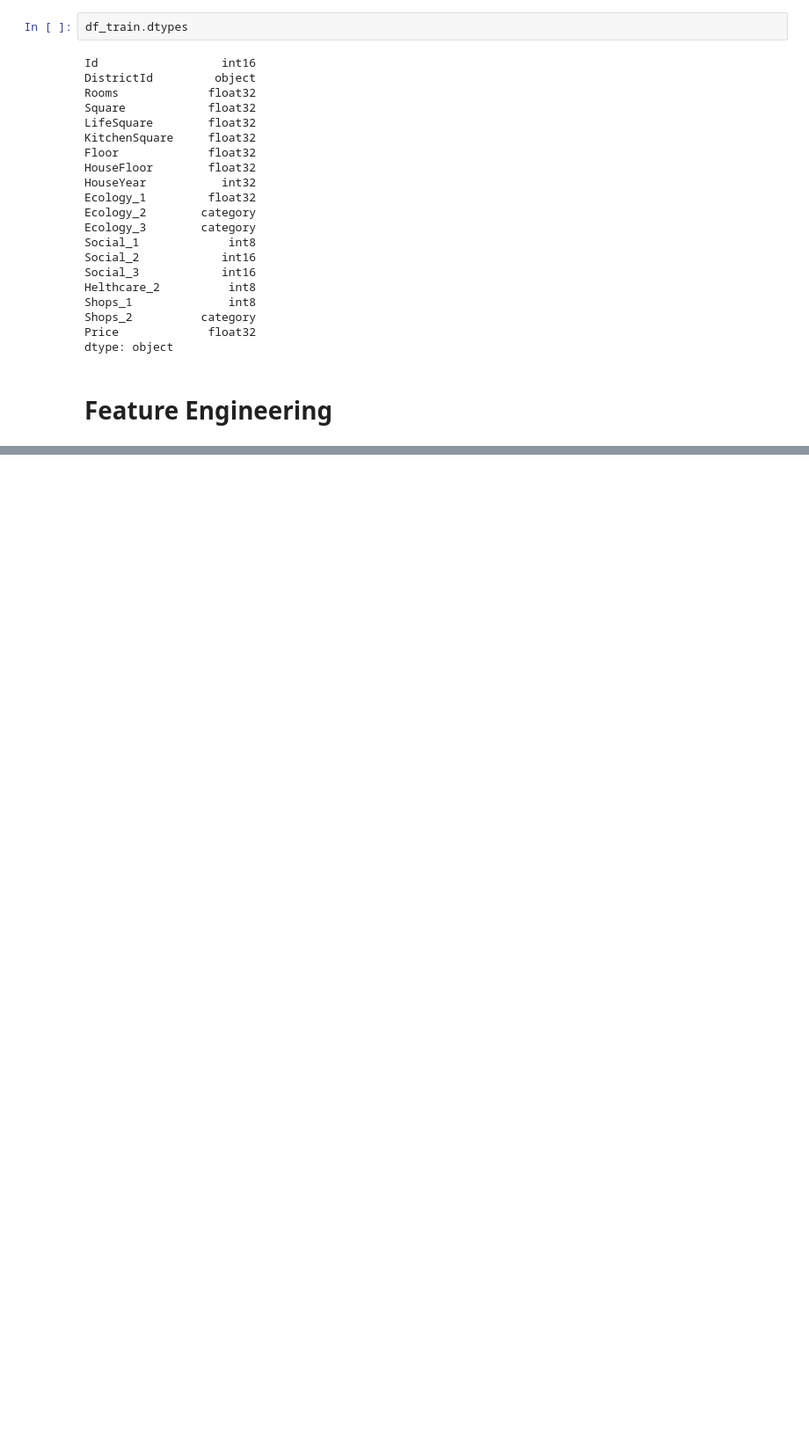
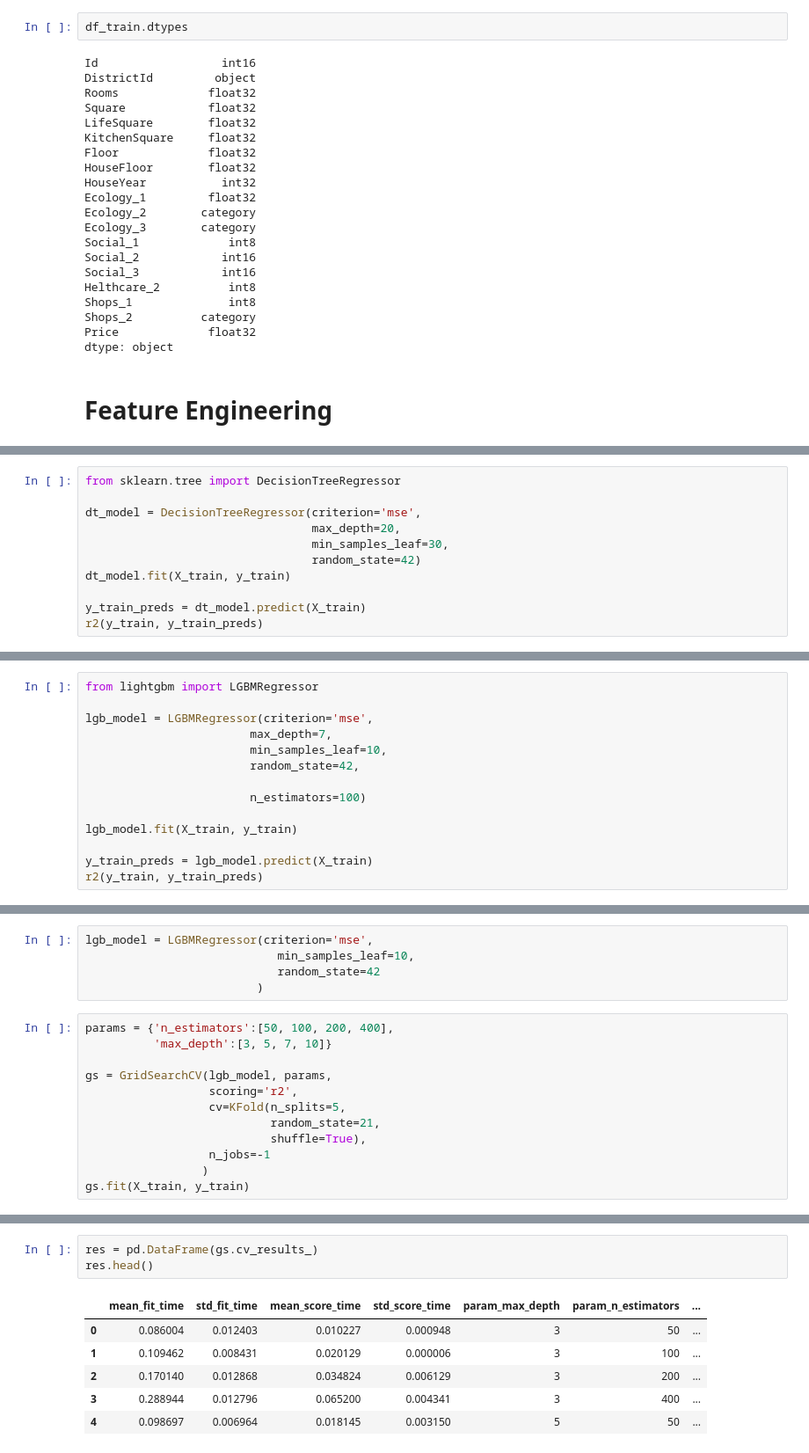
Before and after one commit to essentia2020/libraries, a Jupyter notebook: Capstone_project/capstone_project.ipynb, the cells around one changed output, grey strips where cells are left out. Shown: that part at 88% size. Saved outputs shown, nothing was run; the diff lists cells and outputs as text; blank space fills up the shorter version.

```diff
--- a/Capstone_project/capstone_project.ipynb
+++ b/Capstone_project/capstone_project.ipynb
@@ -519,0 +612,11 @@ plt.show()
+# %%
+from sklearn.tree import DecisionTreeRegressor
+
+dt_model = DecisionTreeRegressor(criterion='mse',
+                                 max_depth=20,
+                                 min_samples_leaf=30,
+                                 random_state=42)
+dt_model.fit(X_train, y_train)
+
+y_train_preds = dt_model.predict(X_train)
+r2(y_train, y_train_preds)
@@ -519,0 +653,14 @@ plt.show()
+# %%
+from lightgbm import LGBMRegressor
+
+lgb_model = LGBMRegressor(criterion='mse',
+                        max_depth=7,
+                        min_samples_leaf=10,
+                        random_state=42,
+
+                        n_estimators=100)
+
+lgb_model.fit(X_train, y_train)
+
+y_train_preds = lgb_model.predict(X_train)
+r2(y_train, y_train_preds)
@@ -519,0 +676,17 @@ plt.show()
+# %%
+lgb_model = LGBMRegressor(criterion='mse',
+                            min_samples_leaf=10,
+                            random_state=42
+                         )
+# %%
+params = {'n_estimators':[50, 100, 200, 400],
+          'max_depth':[3, 5, 7, 10]}
+
+gs = GridSearchCV(lgb_model, params,
+                  scoring='r2',
+                  cv=KFold(n_splits=5,
+                           random_state=21,
+                           shuffle=True),
+                  n_jobs=-1
+                 )
+gs.fit(X_train, y_train)
@@ -519,0 +704,10 @@ plt.show()
+# %%
+res = pd.DataFrame(gs.cv_results_)
+res.head()
+# %% [output]
+|  | mean_fit_time | std_fit_time | mean_score_time | std_score_time | param_max_depth | param_n_estimators | ... |
+| 0 | 0.086004 | 0.012403 | 0.010227 | 0.000948 | 3 | 50 | ... |
+| 1 | 0.109462 | 0.008431 | 0.020129 | 0.000006 | 3 | 100 | ... |
+| 2 | 0.170140 | 0.012868 | 0.034824 | 0.006129 | 3 | 200 | ... |
+| 3 | 0.288944 | 0.012796 | 0.065200 | 0.004341 | 3 | 400 | ... |
+| 4 | 0.098697 | 0.006964 | 0.018145 | 0.003150 | 5 | 50 | ... |
```
Also changed, not shown: parts of 29 cells of this notebook.
